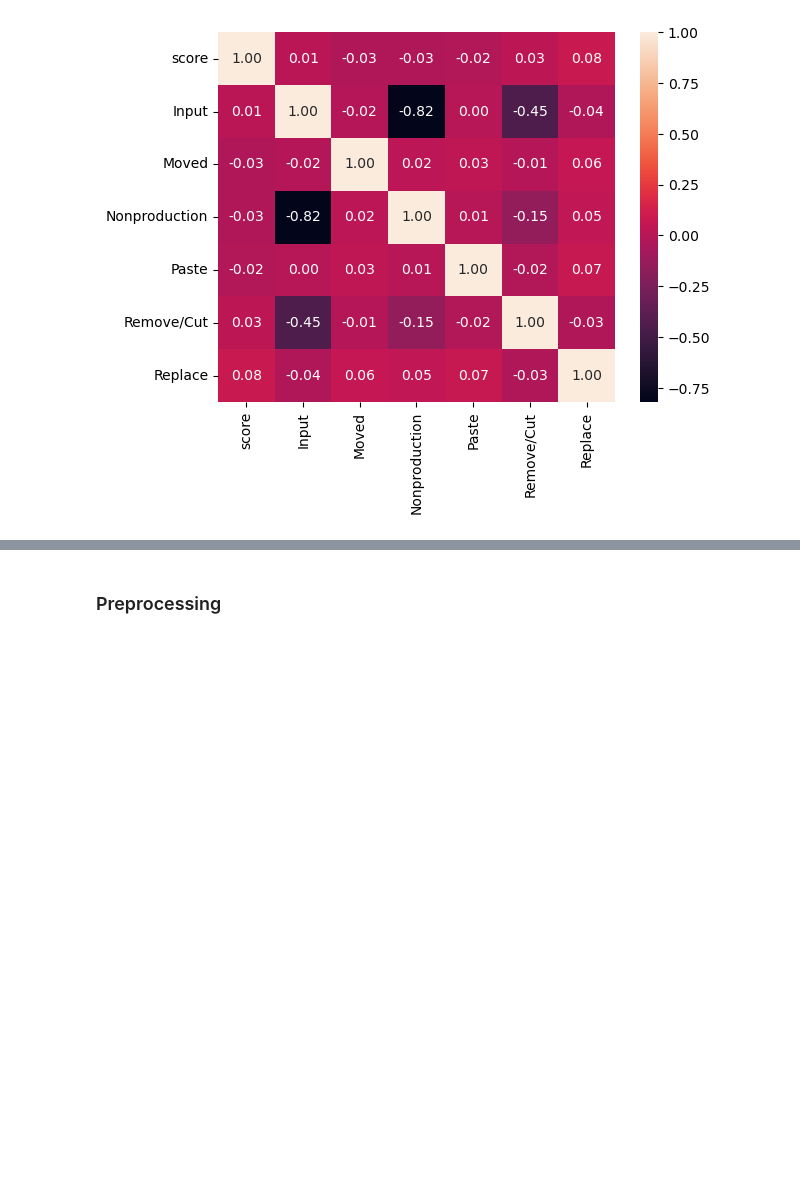
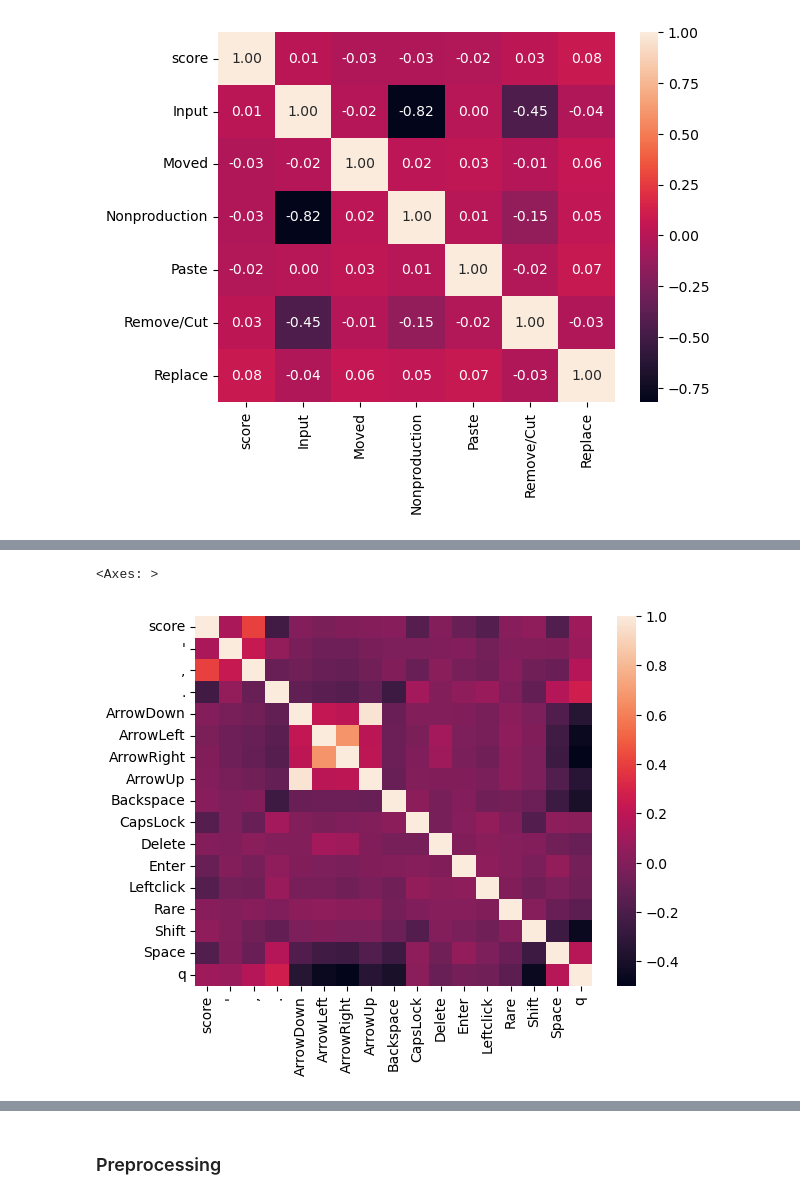
Before and after one commit to DryToaster/writing_competition, a Jupyter notebook: src/final_submission.ipynb, the cells around one changed output, grey strips where cells are left out. Cells and saved outputs as stored; diff of their text form; code cells hidden in the pictures; blank space fills up the shorter version.

```diff
--- a/src/final_submission.ipynb
+++ b/src/final_submission.ipynb
@@ -123,10 +149,13 @@ display(pd.DataFrame(train_df['text_change'].value_counts()).T)
 # %%
 # Test to see if up_event is suitable for one-hot encoding, and remove the ones that rare event occurances (less than 10000)
 up_event = train_df['up_event'].value_counts()
 up_event = up_event[up_event > 10000]
 train_df.loc[~train_df['up_event'].isin(up_event.index), 'up_event'] = 'Rare'
 up_event_test = pd.concat([subset, pd.get_dummies(train_df['up_event'])], axis=1).groupby('id').mean()
-sns.heatmap(up_event_test.corr(), annot=True, fmt=".2f")
+sns.heatmap(up_event_test.corr(), fmt=".2f")
+# %% [output]
+<Axes: >
+[figure, added]
 # %%
 # Repeat the same for up_event
 down_event = train_df['down_event'].value_counts()
```
Also changed, not shown: parts of 21 cells of this notebook.
